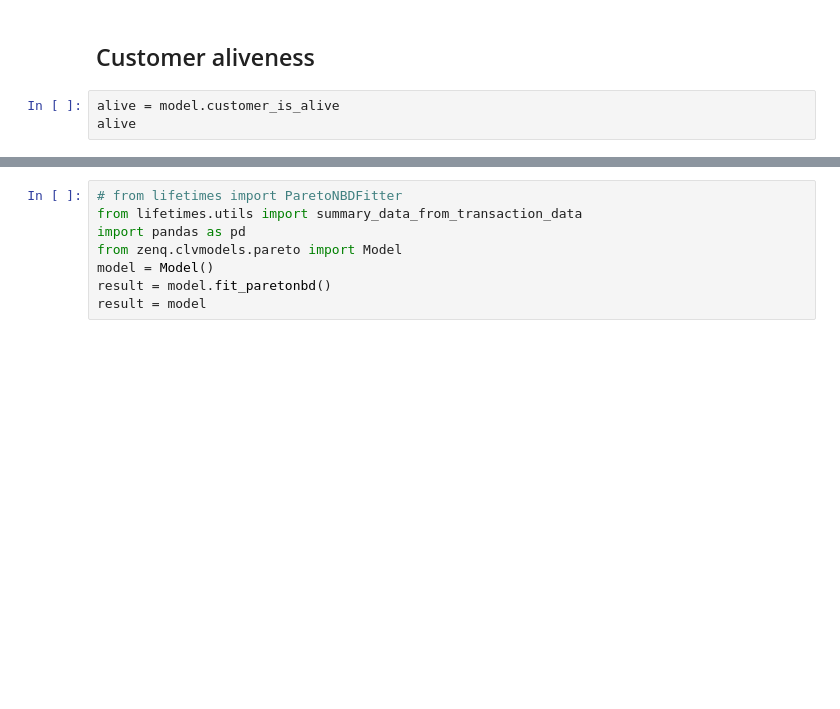
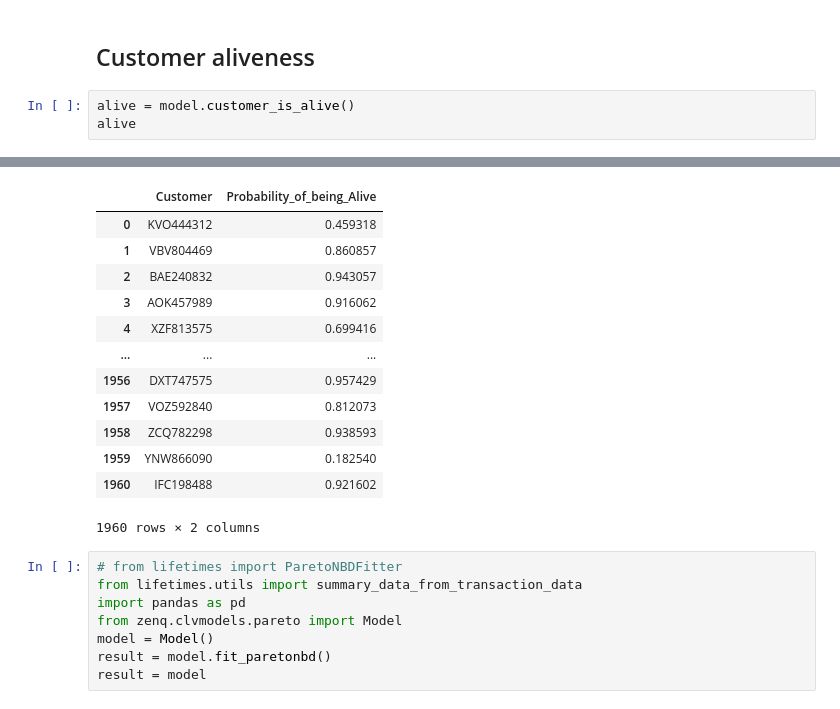
Before and after one commit to nareabg/esim, a Jupyter notebook: test.ipynb, the cells around one changed output, grey strips where cells are left out. Drawn from its saved outputs; the diff is of its cells as text; blank space fills up the shorter version.

```diff
--- a/test.ipynb
+++ b/test.ipynb
@@ -97,6 +135,6 @@ pareto
 # %% [markdown]
 ## Customer aliveness
 # %%
-alive = model.customer_is_alive
+alive = model.customer_is_alive()
 alive
 # %% [output]
@@ -104,3 +148,16 @@ alive
+|  | Customer | Probability_of_being_Alive |
+| 0 | KVO444312 | 0.459318 |
+| 1 | VBV804469 | 0.860857 |
+| 2 | BAE240832 | 0.943057 |
+| 3 | AOK457989 | 0.916062 |
+| 4 | XZF813575 | 0.699416 |
+| ... | ... | ... |
+| 1956 | DXT747575 | 0.957429 |
+| 1957 | VOZ592840 | 0.812073 |
+| 1958 | ZCQ782298 | 0.938593 |
+| 1959 | YNW866090 | 0.182540 |
+| 1960 | IFC198488 | 0.921602 |
+1960 rows × 2 columns
 # %%
 # from lifetimes import ParetoNBDFitter
 from lifetimes.utils import summary_data_from_transaction_data
```
Also changed, not shown: parts of 8 cells of this notebook, 1 other file.
